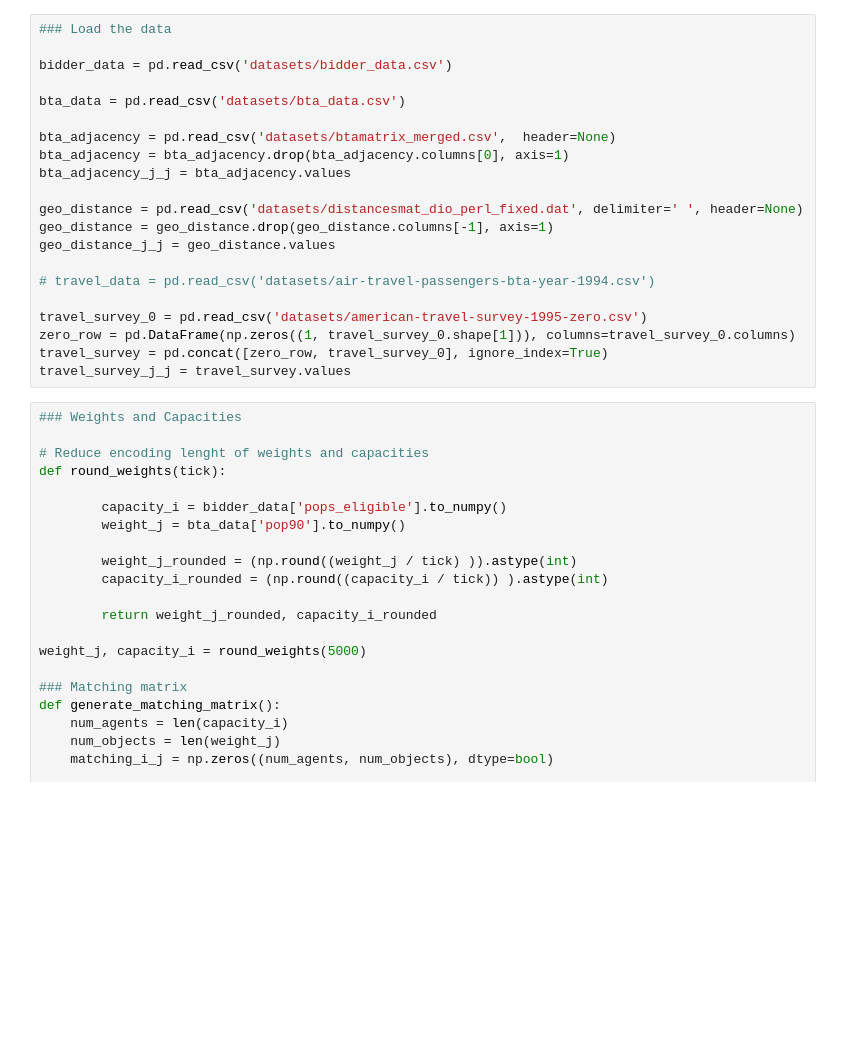
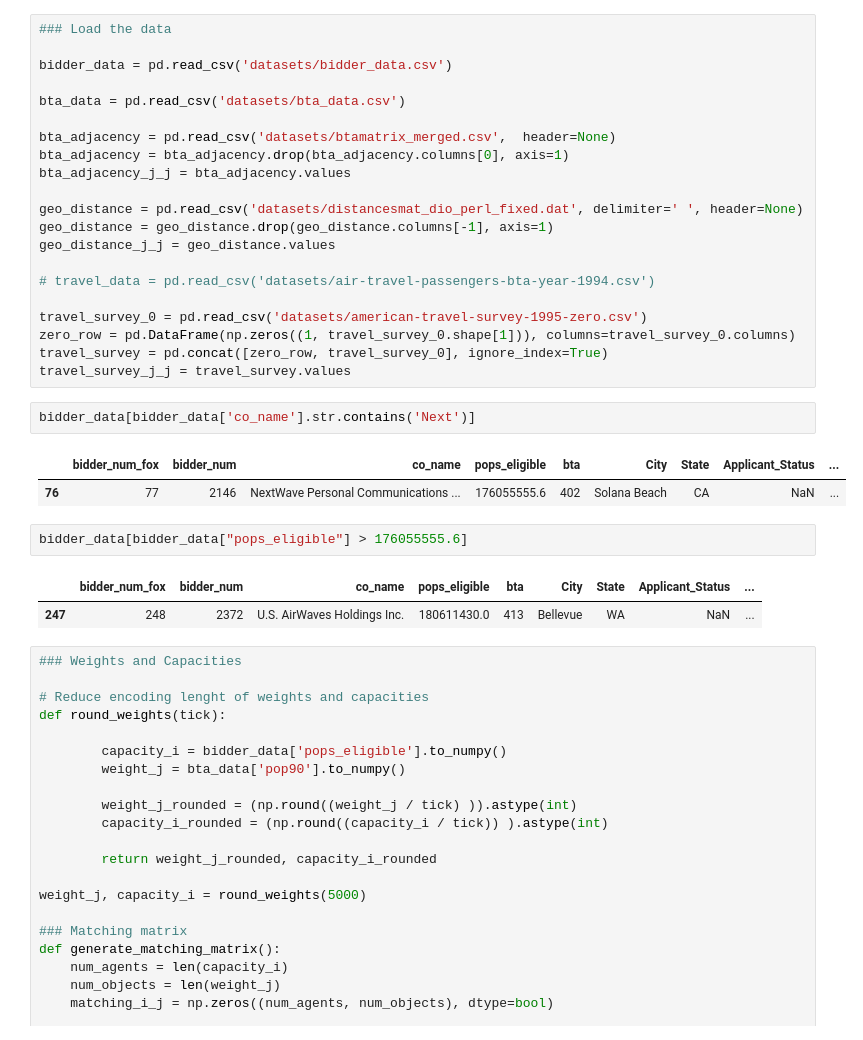
Before and after one commit to enzodipasquale/combinatorial-choice-estimation, a Jupyter notebook: load_data_notebook.ipynb, the cells around one changed output. Drawn from its saved outputs; the diff is of its cells as text; blank space fills up the shorter version.

```diff
--- a/load_data_notebook.ipynb
+++ b/load_data_notebook.ipynb
@@ -23,6 +23,16 @@ travel_survey_0 = pd.read_csv('datasets/american-travel-survey-1995-zero.csv')
 zero_row = pd.DataFrame(np.zeros((1, travel_survey_0.shape[1])), columns=travel_survey_0.columns)
 travel_survey = pd.concat([zero_row, travel_survey_0], ignore_index=True)
 travel_survey_j_j = travel_survey.values
+# %%
+bidder_data[bidder_data['co_name'].str.contains('Next')]
+# %% [output]
+|  | bidder_num_fox | bidder_num | co_name | pops_eligible | bta | City | State | Applicant_Status | ... |
+| 76 | 77 | 2146 | NextWave Personal Communications ... | 176055555.6 | 402 | Solana Beach | CA | NaN | ... |
+# %%
+bidder_data[bidder_data["pops_eligible"] > 176055555.6]
+# %% [output]
+|  | bidder_num_fox | bidder_num | co_name | pops_eligible | bta | City | State | Applicant_Status | ... |
+| 247 | 248 | 2372 | U.S. AirWaves Holdings Inc. | 180611430.0 | 413 | Bellevue | WA | NaN | ... |
 # %%
 ### Weights and Capacities
 
```
Also changed, not shown: parts of 7 cells of this notebook, 4 other files.
